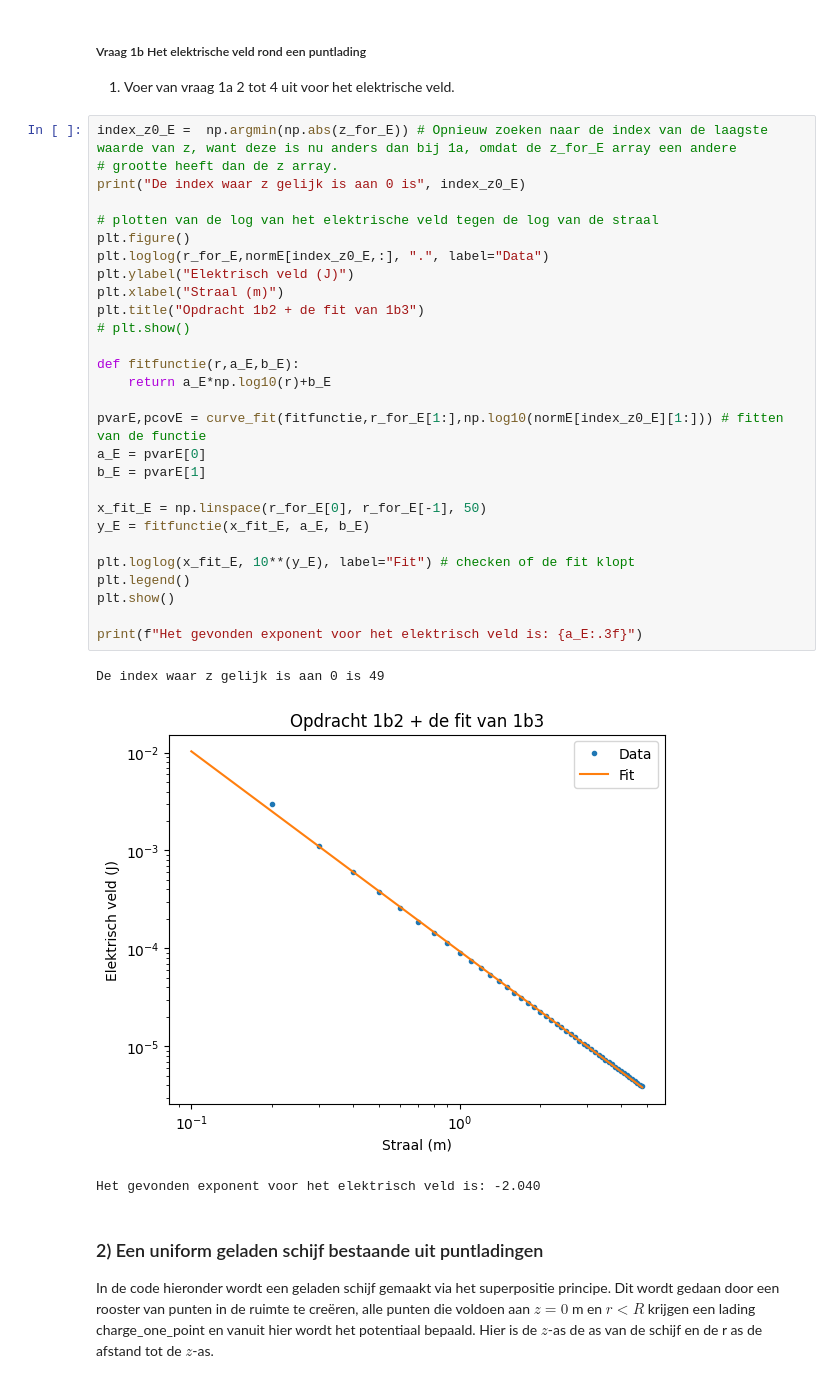
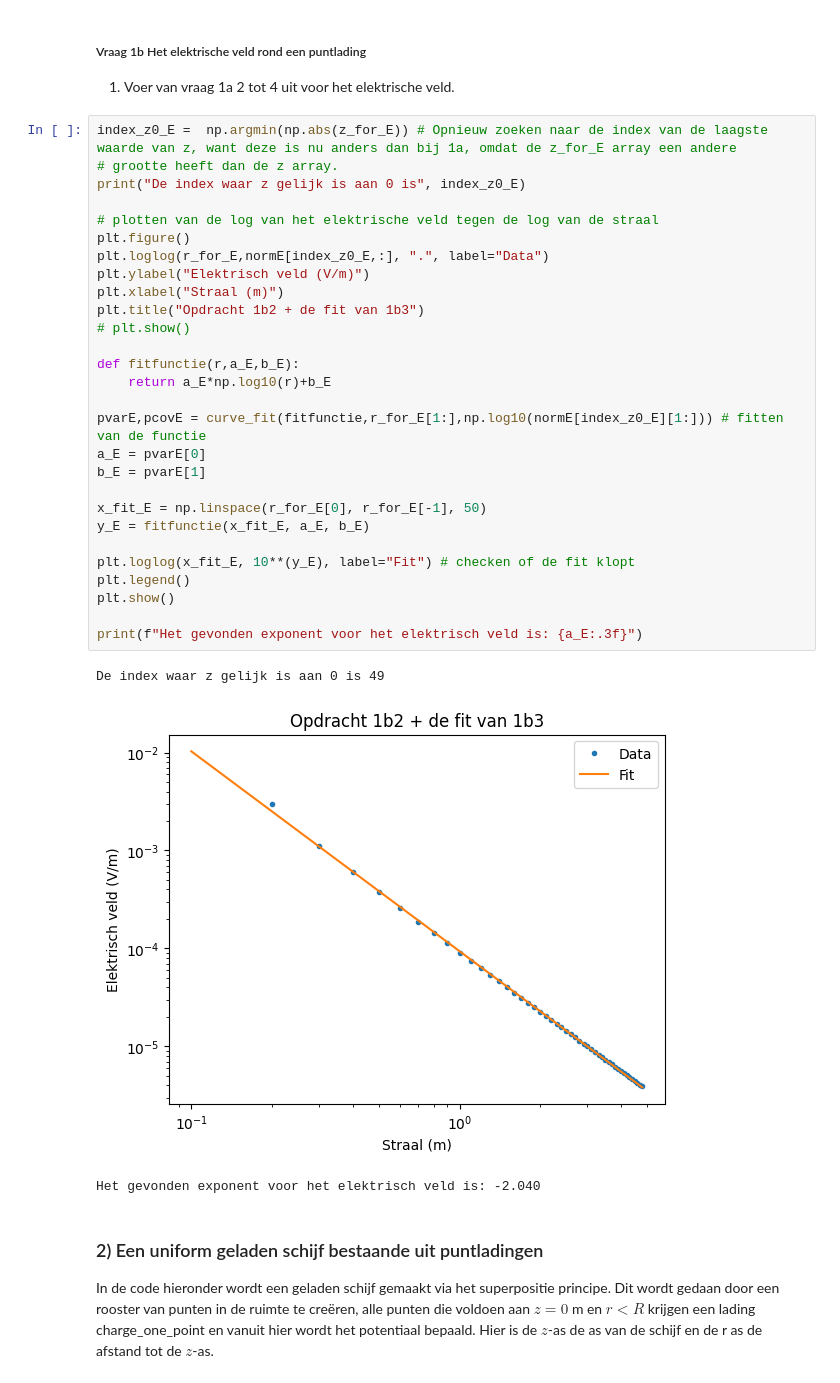
Before and after one commit to JSlootsTUD/opdrachten-DEF-D-Justin, a Jupyter notebook: DigitaleOntwerpopdrachten/1CondensatorOpdracht/CondensatorOntwerpopdracht.ipynb, the cells around one changed output. Cells and saved outputs as stored; diff of their text form.

```diff
--- a/DigitaleOntwerpopdrachten/1CondensatorOpdracht/CondensatorOntwerpopdracht.ipynb
+++ b/DigitaleOntwerpopdrachten/1CondensatorOpdracht/CondensatorOntwerpopdracht.ipynb
@@ -129,34 +129,34 @@ Het exponent is: -1.000
 # %%
 index_z0_E =  np.argmin(np.abs(z_for_E)) # Opnieuw zoeken naar de index van de laagste waarde van z, want deze is nu anders dan bij 1a, omdat de z_for_E array een andere
 # grootte heeft dan de z array.
 print("De index waar z gelijk is aan 0 is", index_z0_E)
 
 # plotten van de log van het elektrische veld tegen de log van de straal
 plt.figure()
 plt.loglog(r_for_E,normE[index_z0_E,:], ".", label="Data")
-plt.ylabel("Elektrisch veld (J)")
+plt.ylabel("Elektrisch veld (V/m)")
 plt.xlabel("Straal (m)")
 plt.title("Opdracht 1b2 + de fit van 1b3")
 # plt.show()
 
 def fitfunctie(r,a_E,b_E):
     return a_E*np.log10(r)+b_E
 
 pvarE,pcovE = curve_fit(fitfunctie,r_for_E[1:],np.log10(normE[index_z0_E][1:])) # fitten van de functie
 a_E = pvarE[0]
 b_E = pvarE[1]
 
 x_fit_E = np.linspace(r_for_E[0], r_for_E[-1], 50)
 y_E = fitfunctie(x_fit_E, a_E, b_E)
 
 plt.loglog(x_fit_E, 10**(y_E), label="Fit") # checken of de fit klopt
 plt.legend()
 plt.show()
 
 print(f"Het gevonden exponent voor het elektrisch veld is: {a_E:.3f}")
 # %% [output]
 De index waar z gelijk is aan 0 is 49
-[figure, old version]
+[figure, new version]
 Het gevonden exponent voor het elektrisch veld is: -2.040
 # %% [markdown]
 ### 2) Een uniform geladen schijf bestaande uit puntladingen
```
Also changed, not shown: parts of 2 cells of this notebook.
